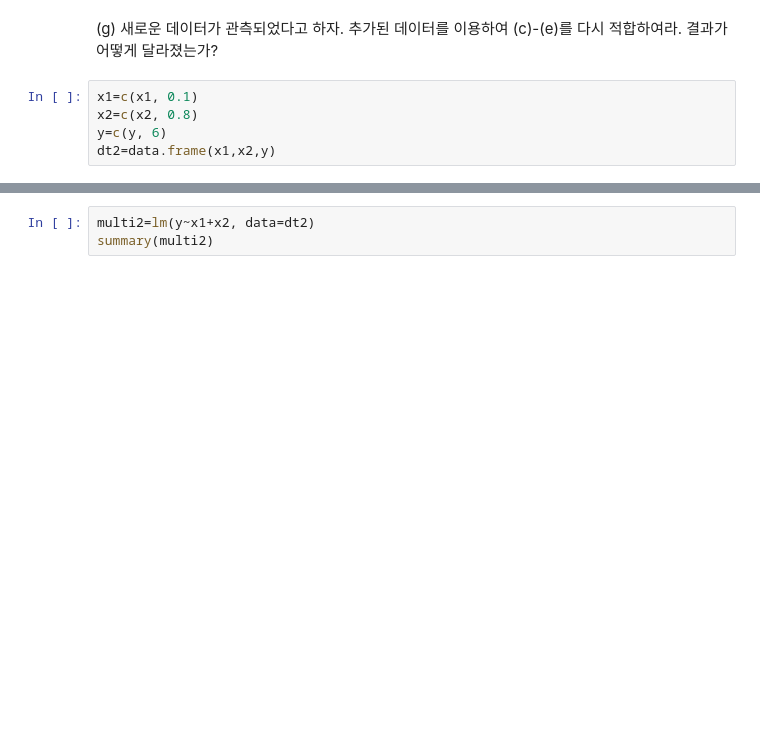
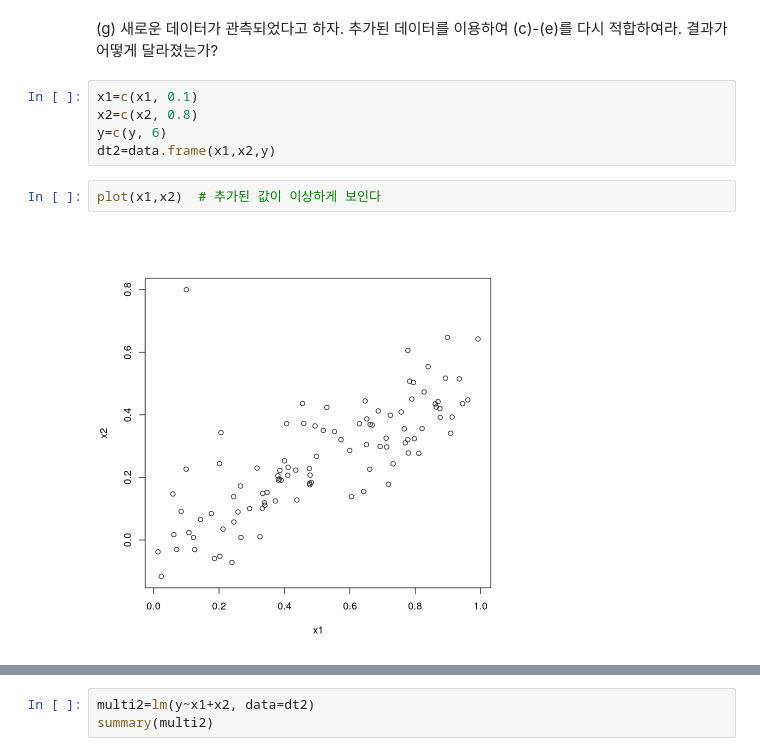
Before and after one commit to kimha02/ham, a Jupyter notebook: _notebooks/2022-04-07-datamining_hw.ipynb, the cells around one changed output, grey strips where cells are left out. Drawn from its saved outputs; the diff is of its cells as text; blank space fills up the shorter version.

```diff
--- a/_notebooks/2022-04-07-datamining_hw.ipynb
+++ b/_notebooks/2022-04-07-datamining_hw.ipynb
@@ -455,3 +455,7 @@ x1=c(x1, 0.1)
 x2=c(x2, 0.8)
 y=c(y, 6)
 dt2=data.frame(x1,x2,y)
+# %%
+plot(x1,x2)  # 추가된 값이 이상하게 보인다
+# %% [output]
+[figure, added]
```
Also changed, not shown: parts of 7 cells of this notebook.
